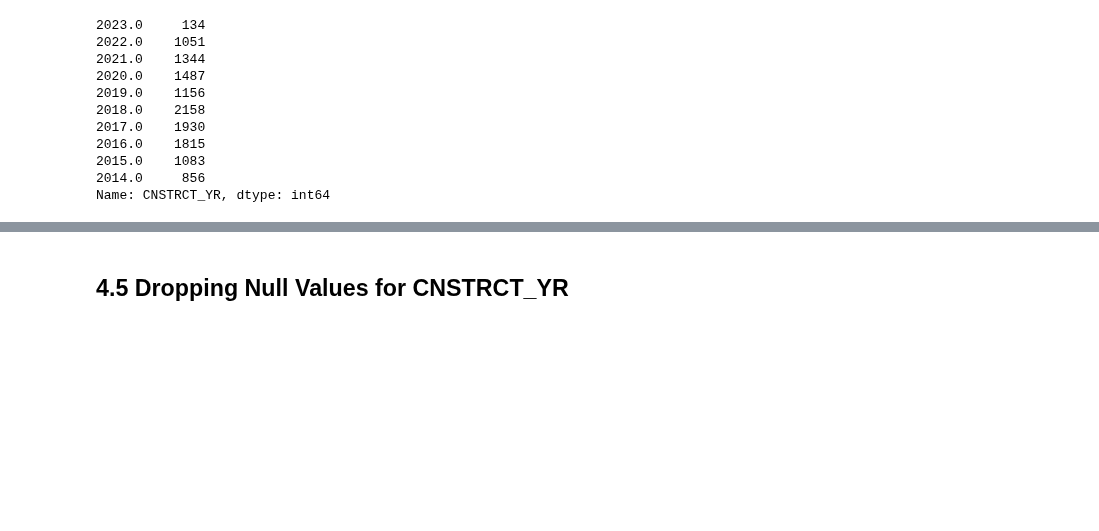
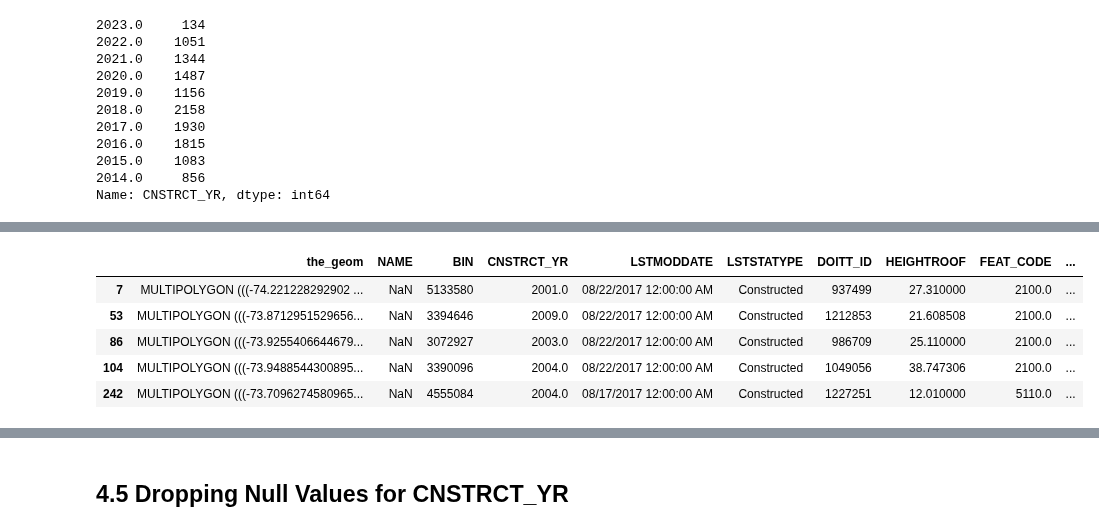
Before and after one commit to mebauer/data-analysis-using-python, a Jupyter notebook: 2-data-inspection-cleaning-wrangling.ipynb, the cells around one changed output, grey strips where cells are left out. Saved outputs shown, nothing was run; the diff lists cells and outputs as text; code cells hidden in the pictures; blank space fills up the shorter version.

```diff
--- a/2-data-inspection-cleaning-wrangling.ipynb
+++ b/2-data-inspection-cleaning-wrangling.ipynb
@@ -819,0 +904,14 @@ plt.tight_layout()
+# %%
+(building_df
+ .loc[(
+     building_df['CNSTRCT_YR'] > 2000)
+     & (building_df['CNSTRCT_YR'] < 2020)]
+ .head()
+)
+# %% [output]
+|  | the_geom | NAME | BIN | CNSTRCT_YR | LSTMODDATE | LSTSTATYPE | DOITT_ID | HEIGHTROOF | FEAT_CODE | ... |
+| 7 | MULTIPOLYGON (((-74.221228292902 ... | NaN | 5133580 | 2001.0 | 08/22/2017 12:00:00 AM | Constructed | 937499 | 27.310000 | 2100.0 | ... |
+| 53 | MULTIPOLYGON (((-73.8712951529656... | NaN | 3394646 | 2009.0 | 08/22/2017 12:00:00 AM | Constructed | 1212853 | 21.608508 | 2100.0 | ... |
+| 86 | MULTIPOLYGON (((-73.9255406644679... | NaN | 3072927 | 2003.0 | 08/22/2017 12:00:00 AM | Constructed | 986709 | 25.110000 | 2100.0 | ... |
+| 104 | MULTIPOLYGON (((-73.9488544300895... | NaN | 3390096 | 2004.0 | 08/22/2017 12:00:00 AM | Constructed | 1049056 | 38.747306 | 2100.0 | ... |
+| 242 | MULTIPOLYGON (((-73.7096274580965... | NaN | 4555084 | 2004.0 | 08/17/2017 12:00:00 AM | Constructed | 1227251 | 12.010000 | 5110.0 | ... |
```
Also changed, not shown: parts of 18 cells of this notebook.
